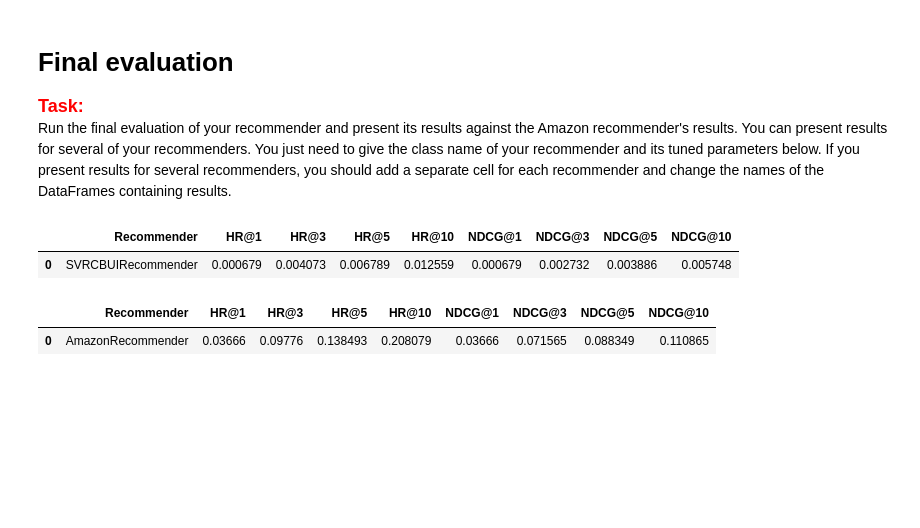
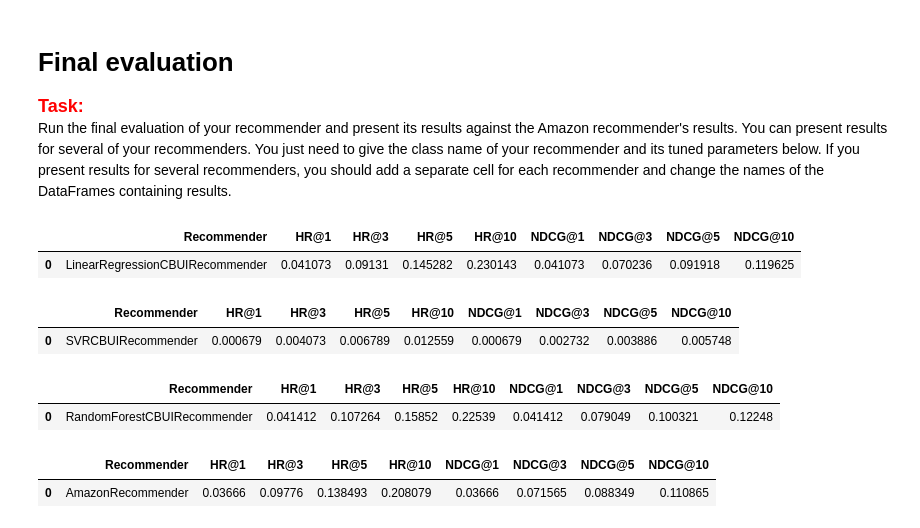
Before and after one commit to SzpilkowskiA/amazon_recommender_project, a Jupyter notebook: project_1_recommender_and_evaluation.ipynb, the cells around one changed output. Saved outputs shown, nothing was run; the diff lists cells and outputs as text; code cells hidden in the pictures; blank space fills up the shorter version.

```diff
--- a/project_1_recommender_and_evaluation.ipynb
+++ b/project_1_recommender_and_evaluation.ipynb
@@ -744,6 +729,20 @@ TypeError: 'float' object cannot be interpreted as an integer
 
 <span style="color:red"><font size="4">**Task:**</font></span><br>
 Run the final evaluation of your recommender and present its results against the Amazon recommender's results. You can present results for several of your recommenders. You just need to give the class name of your recommender and its tuned parameters below. If you present results for several recommenders, you should add a separate cell for each recommender and change the names of the DataFrames containing results.
+# %%
+cb_user_item_recommender = LinearRegressionCBUIRecommender(
+    **{'n_neg_per_pos': 4.0})  # Initialize your recommender here with the best params from tuning
+# Give the name of your recommender in the line below
+linear_cbui_tts_results = [['LinearRegressionCBUIRecommender'] + list(evaluate_train_test_split_implicit(
+    cb_user_item_recommender, interactions_df, items_df))]
+
+linear_cbui_tts_results = pd.DataFrame(
+    linear_cbui_tts_results, columns=['Recommender', 'HR@1', 'HR@3', 'HR@5', 'HR@10', 'NDCG@1', 'NDCG@3', 'NDCG@5', 'NDCG@10'])
+
+display(linear_cbui_tts_results)
+# %% [output]
+|  | Recommender | HR@1 | HR@3 | HR@5 | HR@10 | NDCG@1 | NDCG@3 | NDCG@5 | NDCG@10 |
+| 0 | LinearRegressionCBUIRecommender | 0.041073 | 0.09131 | 0.145282 | 0.230143 | 0.041073 | 0.070236 | 0.091918 | 0.119625 |
 # %%
 cb_user_item_recommender = SVRCBUIRecommender(
     **{'n_neg_per_pos': 7})  # Initialize your recommender here with the best params from tuning
@@ -758,6 +757,20 @@ display(linear_cbui_tts_results)
 # %% [output]
 |  | Recommender | HR@1 | HR@3 | HR@5 | HR@10 | NDCG@1 | NDCG@3 | NDCG@5 | NDCG@10 |
 | 0 | SVRCBUIRecommender | 0.000679 | 0.004073 | 0.006789 | 0.012559 | 0.000679 | 0.002732 | 0.003886 | 0.005748 |
+# %%
+cb_user_item_recommender = RandomForestCBUIRecommender(
+    **{'max_depth': 10.0, 'min_samples_split': 16.0, 'n_estimators': 271.0, 'n_neg_per_pos': 5.0})  # Initialize your recommender here with the best params from tuning
+# Give the name of your recommender in the line below
+linear_cbui_tts_results = [['RandomForestCBUIRecommender'] + list(evaluate_train_test_split_implicit(
+    cb_user_item_recommender, interactions_df, items_df))]
+
+linear_cbui_tts_results = pd.DataFrame(
+    linear_cbui_tts_results, columns=['Recommender', 'HR@1', 'HR@3', 'HR@5', 'HR@10', 'NDCG@1', 'NDCG@3', 'NDCG@5', 'NDCG@10'])
+
+display(linear_cbui_tts_results)
+# %% [output]
+|  | Recommender | HR@1 | HR@3 | HR@5 | HR@10 | NDCG@1 | NDCG@3 | NDCG@5 | NDCG@10 |
+| 0 | RandomForestCBUIRecommender | 0.041412 | 0.107264 | 0.15852 | 0.22539 | 0.041412 | 0.079049 | 0.100321 | 0.12248 |
 # %%
 from recommenders.amazon_recommender import AmazonRecommender
 
```
Also changed, not shown: parts of 4 cells of this notebook, 5 other files.
